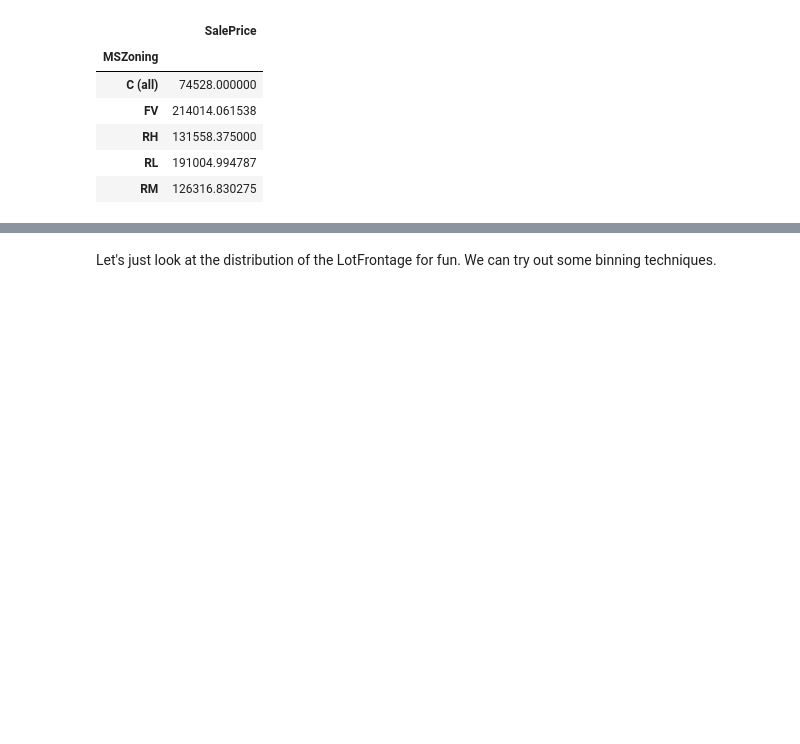
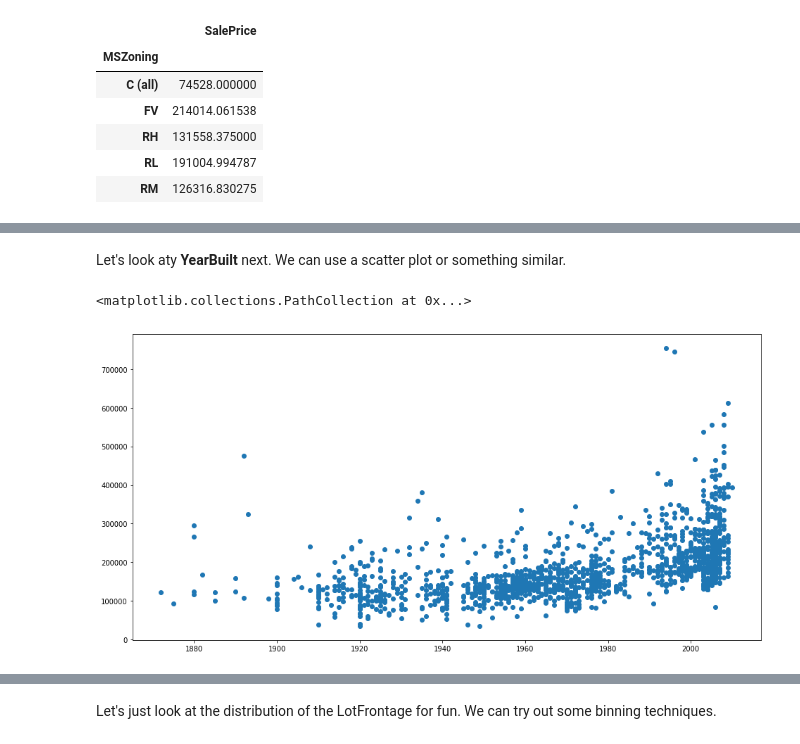
Before and after one commit to D-H/MachineLearningNotes, a Jupyter notebook: Exercises_Kaggle/HousePrices/HousePrices_Submission.ipynb, the cells around one changed output, grey strips where cells are left out. Drawn from its saved outputs; the diff is of its cells as text; code cells hidden in the pictures; blank space fills up the shorter version.

```diff
--- a/Exercises_Kaggle/HousePrices/HousePrices_Submission.ipynb
+++ b/Exercises_Kaggle/HousePrices/HousePrices_Submission.ipynb
@@ -520,0 +543,12 @@ sns.boxplot(x=datasets[0]["MSZoning"], y=datasets[0]["SalePrice"], ax=axes)
+# %% [markdown]
+Let's look aty __YearBuilt__ next. We can use a scatter plot or something similar.
+# %%
+year_built = datasets[0]["YearBuilt"]
+sale_price = datasets[0]["SalePrice"]
+
+fig, axes = plt.subplots(1, 1, figsize=(16,8))
+
+plt.scatter(year_built, sale_price)
+# %% [output]
+<matplotlib.collections.PathCollection at 0x...>
+[figure, added]
```
Also changed, not shown: parts of 30 cells of this notebook, 4 other files.
